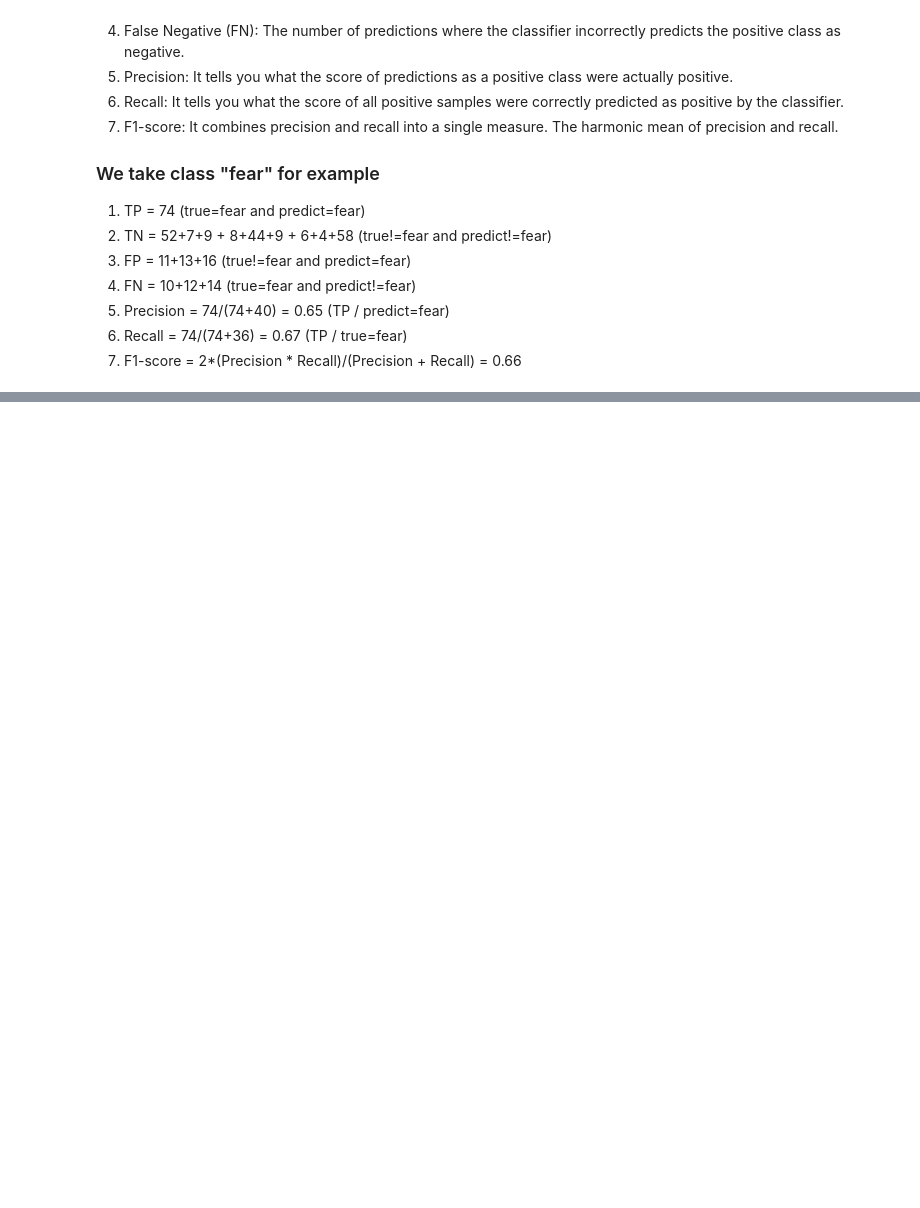
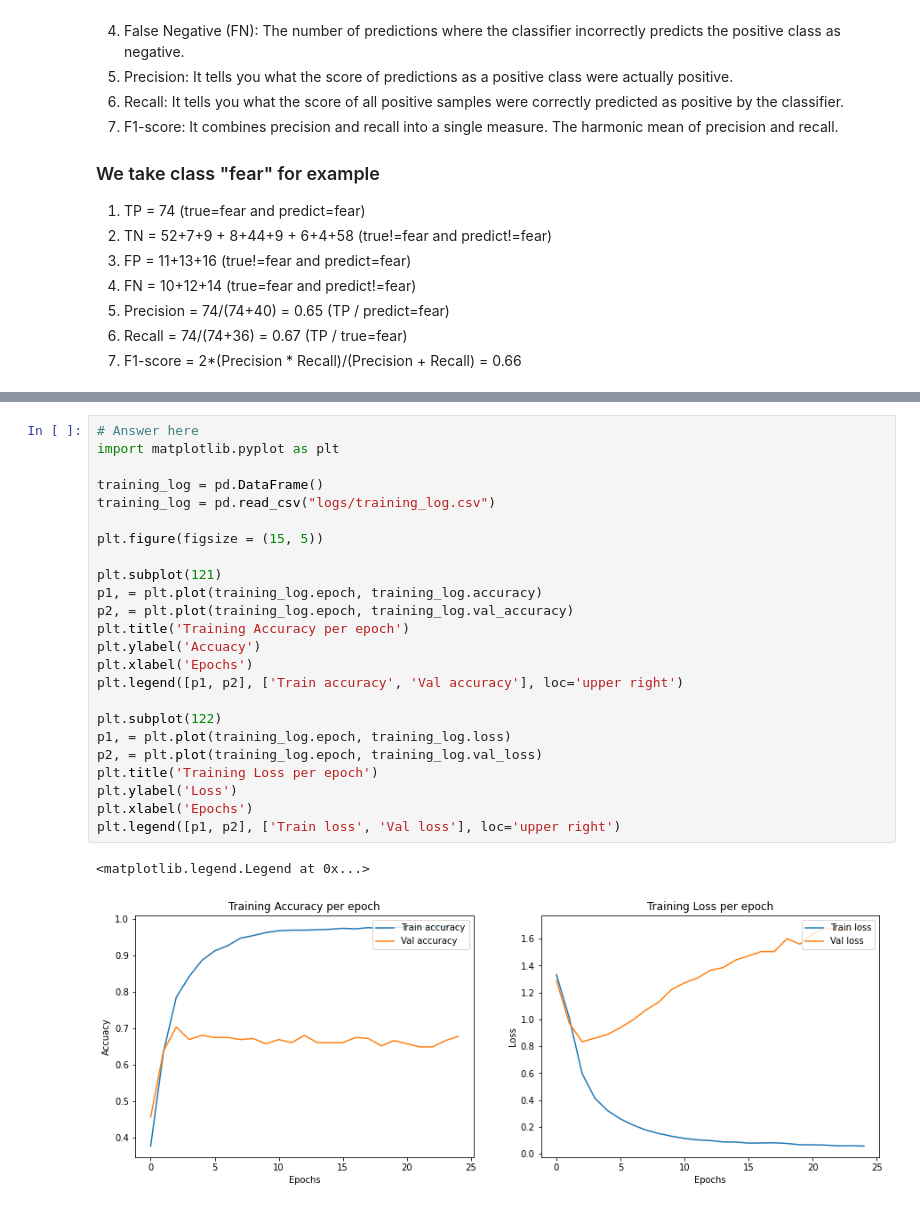
Before and after one commit to Coffeeps/DM2021-Lab2-HW2, a Jupyter notebook: DM2021-Lab2-Homework.ipynb, the cells around one changed output, grey strips where cells are left out. Cells and saved outputs as stored; diff of their text form; blank space fills up the shorter version.

```diff
--- a/DM2021-Lab2-Homework.ipynb
+++ b/DM2021-Lab2-Homework.ipynb
@@ -425,0 +703,27 @@ Can you interpret the results above? What do they mean?
+# %%
+# Answer here
+import matplotlib.pyplot as plt
+
+training_log = pd.DataFrame()
+training_log = pd.read_csv("logs/training_log.csv")
+
+plt.figure(figsize = (15, 5))
+
+plt.subplot(121)
+p1, = plt.plot(training_log.epoch, training_log.accuracy)
+p2, = plt.plot(training_log.epoch, training_log.val_accuracy)
+plt.title('Training Accuracy per epoch')
+plt.ylabel('Accuacy')
+plt.xlabel('Epochs')
+plt.legend([p1, p2], ['Train accuracy', 'Val accuracy'], loc='upper right')
+
+plt.subplot(122)
+p1, = plt.plot(training_log.epoch, training_log.loss)
+p2, = plt.plot(training_log.epoch, training_log.val_loss)
+plt.title('Training Loss per epoch')
+plt.ylabel('Loss')
+plt.xlabel('Epochs')
+plt.legend([p1, p2], ['Train loss', 'Val loss'], loc='upper right')
+# %% [output]
+<matplotlib.legend.Legend at 0x...>
+[figure, added]
```
Also changed, not shown: parts of 19 cells of this notebook.
